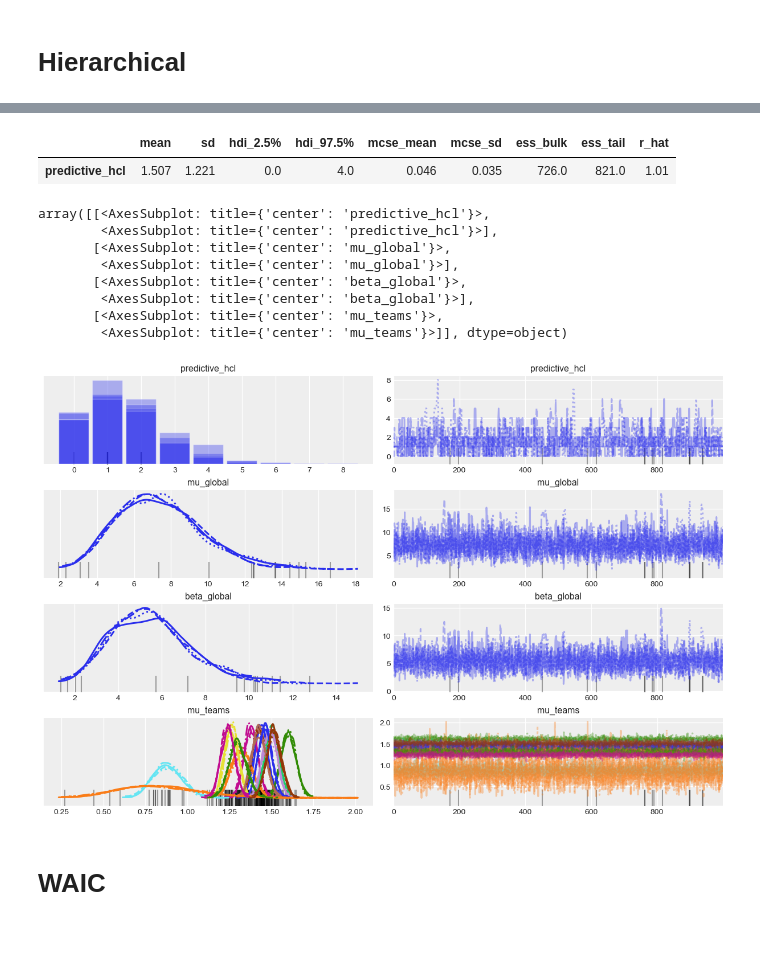
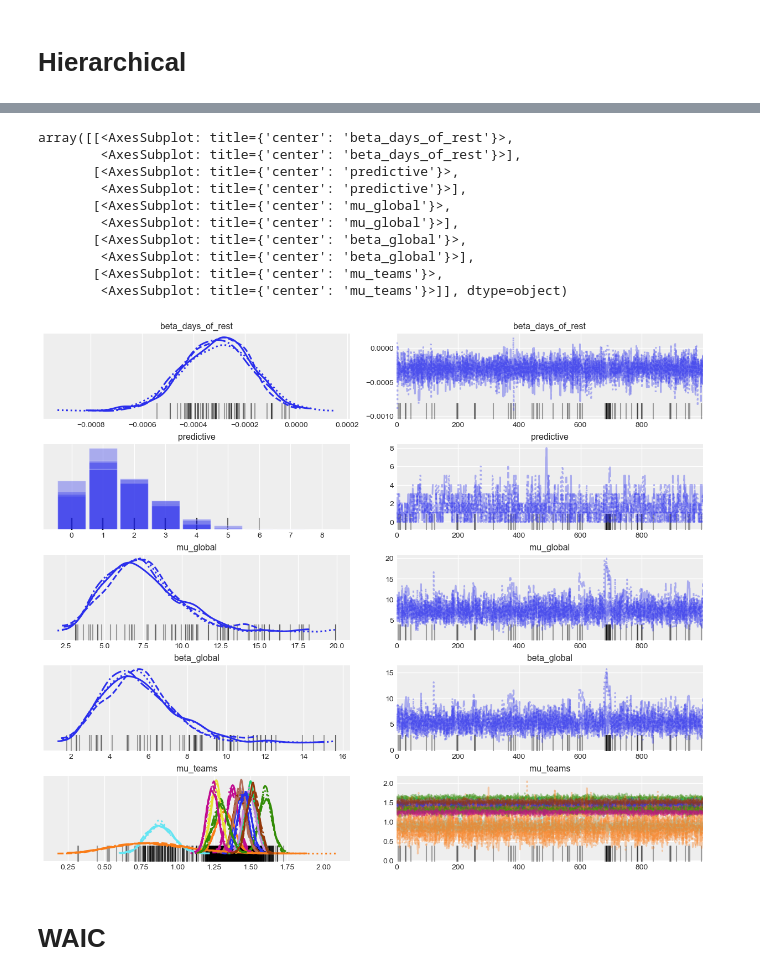
Before and after one commit to k0ruy/bayesian_retry, a Jupyter notebook: retry/modelling_RETRY.ipynb, the cells around one changed output, grey strips where cells are left out. Saved outputs shown, nothing was run; the diff lists cells and outputs as text; code cells hidden in the pictures; blank space fills up the shorter version.

```diff
--- a/retry/modelling_RETRY.ipynb
+++ b/retry/modelling_RETRY.ipynb
@@ -192,9 +241,3 @@ $$
 $$
 \vec{y} \sim Po(\mu)
 $$
-# %%
-with pm.Model() as pooled_model:
-    mu = pm.Gamma('mu', alpha, beta)
-    y = pm.Poisson('y', mu=mu, observed=flattened_df["Goals"])
-
-    trace_pooled = pm.sample(return_inferencedata=True)
@@ -369,10 +412,0 @@ axes[0].set_yticklabels(teams[:5][::-1])
-# %%
-with pm.Model() as unpooled_model_with_preds:
-    # Priors
-    mu_teams = pm.Gamma('mu_teams', alpha, beta, shape=n_teams)
-    # Likelihood
-    y = pm.Poisson('y', mu=mu_teams[flattened_df['team_code'].values], observed=flattened_df['Goals'])
-
-    predictive_hcl = pm.Poisson('predictive_hcl', mu=mu_teams[hcl_code])
-    # Sampling
-    trace_unpooled_with_preds = pm.sample(return_inferencedata=True)
@@ -412,11 +431,20 @@ with pm.Model() as hierarchical_model:
     # Hierarchical beta to control spread of team means around the global mean
     beta_global = pm.HalfCauchy('beta_global', beta=1)
 
-    # Individual team means, informed by mu_global and beta_global
-    mu_teams = pm.Gamma('mu_teams', alpha=mu_global, beta=beta_global, shape=n_teams)
+    # Priors for team effects
+    mu_teams = pm.Gamma('mu_teams', mu_global, beta_global, shape=n_teams)
 
-    # Likelihood for each team's goals
-    goals = pm.Poisson('goals', mu=mu_teams[flattened_df['team_code'].values], observed=flattened_df['Goals'])
+    # Prior for the days of rest effect
+    beta_days_of_rest = pm.Normal('beta_days_of_rest', mu=0, sigma=1)
 
-    trace_hierarchical = pm.sample(1000, tune=1000, return_inferencedata=True)
+    # Expected mean goals, influenced by days of rest
+    expected_goals = mu_teams[flattened_df['team_code'].values] + beta_days_of_rest * flattened_df['days_of_rest'].values
+
+    # Likelihood
+    y = pm.Poisson('y', mu=expected_goals, observed=flattened_df['Goals'])
+
+    pred_specific_team = pm.Poisson('predictive', mu=mu_teams[hcl_code] + beta_days_of_rest * avg_days_of_rest)
+
+    # Sampling
+    trace_hierarchical = pm.sample(init="adapt_diag", return_inferencedata=True)
 # %% [output]
@@ -511,20 +506,17 @@ The number of effective samples is smaller than 25% for some parameters.
-# %%
-az.summary(trace_hierarchical_with_preds, var_names=['predictive_hcl'], hdi_prob=.95)
-# %% [output]
-|  | mean | sd | hdi_2.5% | hdi_97.5% | mcse_mean | mcse_sd | ess_bulk | ess_tail | r_hat |
-| predictive_hcl | 1.507 | 1.221 | 0.0 | 4.0 | 0.046 | 0.035 | 726.0 | 821.0 | 1.01 |
 # %%
-az.plot_trace(trace_hierarchical_with_preds)
+az.plot_trace(trace_hierarchical)
 # %% [output]
-array([[<AxesSubplot: title={'center': 'predictive_hcl'}>,
-        <AxesSubplot: title={'center': 'predictive_hcl'}>],
+array([[<AxesSubplot: title={'center': 'beta_days_of_rest'}>,
+        <AxesSubplot: title={'center': 'beta_days_of_rest'}>],
+       [<AxesSubplot: title={'center': 'predictive'}>,
+        <AxesSubplot: title={'center': 'predictive'}>],
        [<AxesSubplot: title={'center': 'mu_global'}>,
         <AxesSubplot: title={'center': 'mu_global'}>],
        [<AxesSubplot: title={'center': 'beta_global'}>,
         <AxesSubplot: title={'center': 'beta_global'}>],
        [<AxesSubplot: title={'center': 'mu_teams'}>,
         <AxesSubplot: title={'center': 'mu_teams'}>]], dtype=object)
-[figure, old version]
+[figure, new version]
 # %% [markdown]
 # WAIC
 # %%
```
Also changed, not shown: parts of 30 cells of this notebook.
